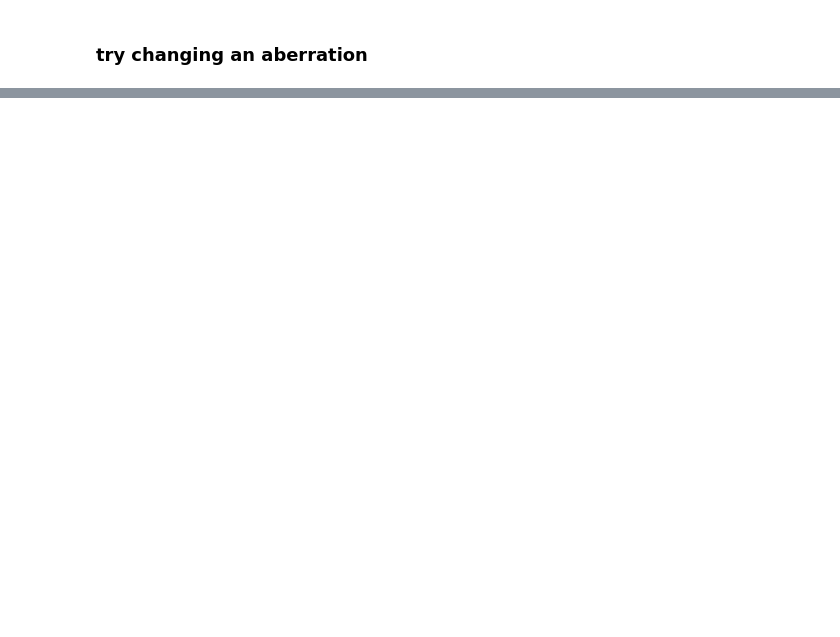
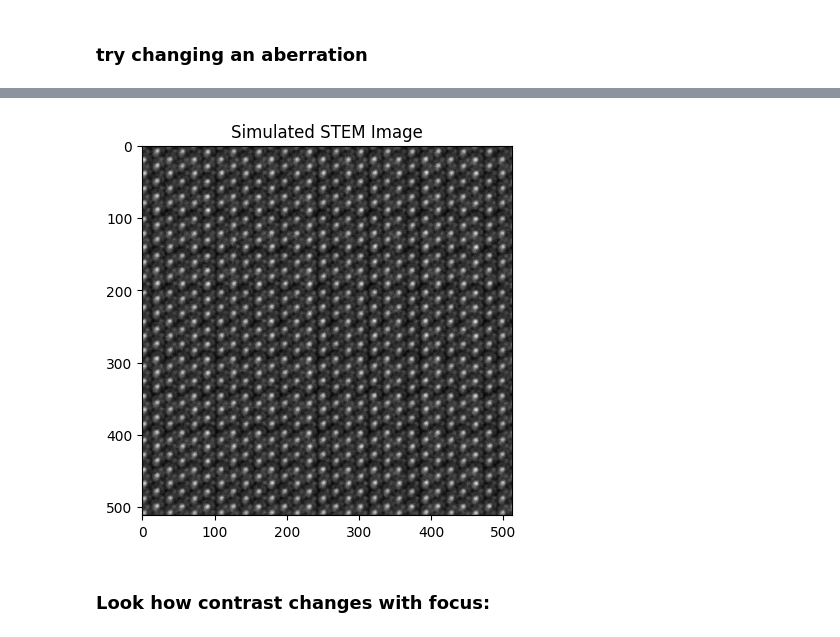
Before and after one commit to AustinHouston/asyncroscopy, a Jupyter notebook: notebooks/Aberrations.ipynb, the cells around one changed output, grey strips where cells are left out. Drawn from its saved outputs; the diff is of its cells as text; code cells hidden in the pictures; blank space fills up the shorter version.

```diff
--- a/notebooks/Aberrations.ipynb
+++ b/notebooks/Aberrations.ipynb
@@ -174,10 +179,15 @@ tem.send_command(destination = 'Ceos', command = 'correctAberration', args = {"n
 # %%
 image_args = {'scanning_detector':'HAADF',
                 'size':512,
-                'dwell_time':10e-6}
+                'dwell_time':10e-6,
+                'fov':80}
 
 img = tem.send_command('AS','get_scanned_image', image_args)
 
 plt.imshow(img, cmap="gray")
 plt.title("Simulated STEM Image")
 plt.show()
+# %% [output]
+[figure, added]
+# %% [markdown]
+### Look how contrast changes with focus:
```
Also changed, not shown: parts of 5 cells of this notebook, 3 other files.
